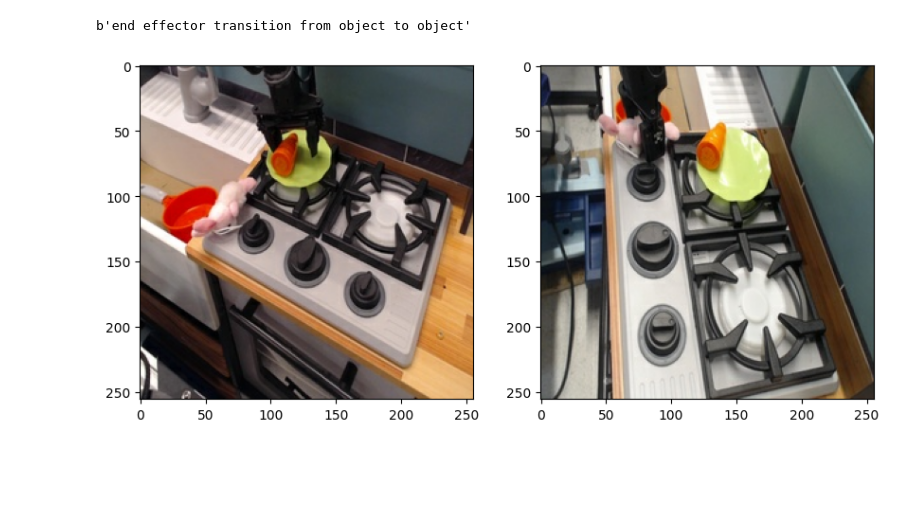
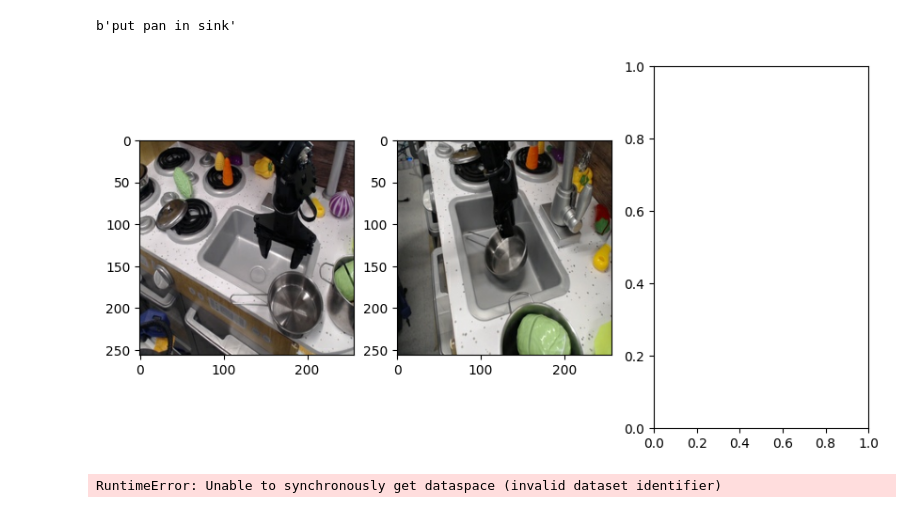
Before and after one commit to QM-IPAlab/LaVA-Man, a Jupyter notebook: data visualization.ipynb, the cells around one changed output. Drawn from its saved outputs; the diff is of its cells as text; code cells hidden in the pictures; blank space fills up the shorter version.

```diff
--- a/data visualization.ipynb
+++ b/data visualization.ipynb
@@ -4,29 +4,38 @@ import numpy as np
 import matplotlib.pyplot as plt
 # %%
 plt.ion()
-fig, ax = plt.subplots(1, 2, figsize=(10, 5))
-n=19
+fig, ax = plt.subplots(1, 3, figsize=(10, 5))
+n=31
 file_path = '/data/home/acw694/CLIPort_new_loss/scratch/data_hdf5/bridge_crossview_goal.hdf5'
 
 with h5py.File(file_path, 'r') as hdf:
 
     dataset_name_1 = 'image_s1'  # 替换为实际的名称
     dataset_name_2 = 'image_s2'
+    #dataset_name_3 = 'image_cv'
     lang_name = 'language'
 
-    images_s1 = hdf[dataset_name_1][:100]
-    images_s2 = hdf[dataset_name_2][:100]
-    lang = hdf[lang_name][:100]
+    images_s1 = hdf[dataset_name_1]
+    images_s2 = hdf[dataset_name_2]
+    #images_cv = hdf[dataset_name_3][:100]
+
+    lang = hdf[lang_name]
 
     img1 = images_s1[n]
     img2 = images_s2[n]
+    #img3 = images_cv[n]
     l = lang[n]
 
     ax[0].imshow(img1)
     ax[1].imshow(img2)
+    #ax[2].imshow(img3)
 
     plt.draw()
     print(l)
 # %% [output]
-b'end effector transition from object to object'
+b'put pan in sink'
-[figure, old version]
+[figure, new version]
+# %%
+print(len(images_s2))
+# %% [output]
+RuntimeError: Unable to synchronously get dataspace (invalid dataset identifier)
```
Also changed, not shown: 6 other files.
